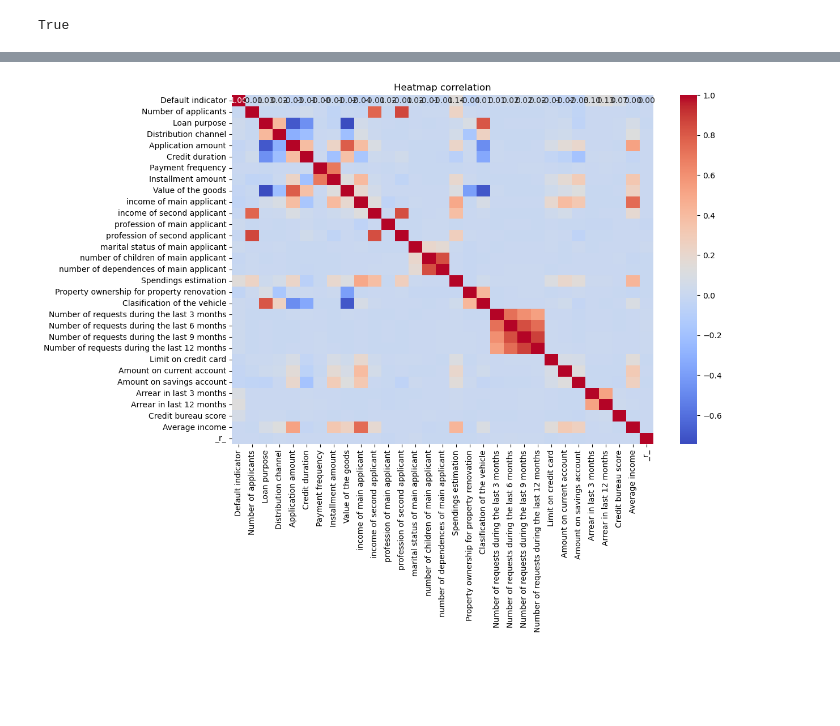
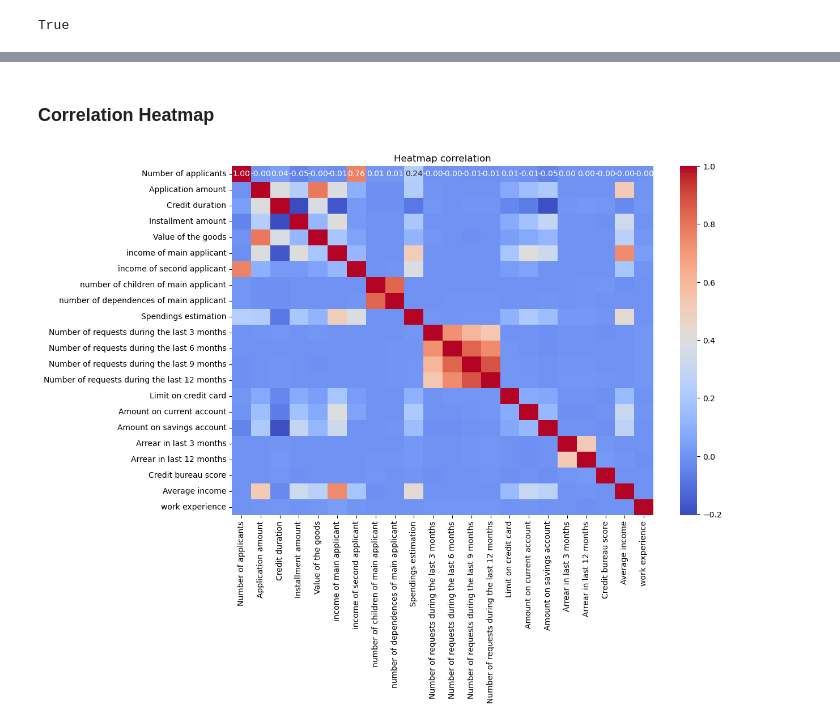
Before and after one commit to Jagodno/Pre-selection-Assignment, a Jupyter notebook: jupyter_notebooks/eda.ipynb, the cells around one changed output, grey strips where cells are left out. Cells and saved outputs as stored; diff of their text form; code cells hidden in the pictures; blank space fills up the shorter version.

```diff
--- a/jupyter_notebooks/eda.ipynb
+++ b/jupyter_notebooks/eda.ipynb
@@ -28,5 +25,0 @@ train_data = data_cleaner(train_data)
-# %%
-train_data = preprocess_data(train_data)
-# %%
-train_data.drop(['Application_status', 'ID', 'Customer ID', 'employment date'], axis=1, inplace=True)
-train_data.head()
@@ -197,2 +169,2 @@ train_data[train_data['Amount on savings account']==0].shape
 # %%
-train_data, val_data = data_cleaner(train_data), data_cleaner(val_data)
+train_data, val_data = preprocess_data(train_data), preprocess_data(val_data)
@@ -199,9 +205,24 @@ train_data, val_data = data_cleaner(train_data), data_cleaner(val_data)
+# %%
+some_variables = ['Number of applicants', 'Application amount',
+       'Credit duration', 'Installment amount', 'Value of the goods',
+       'income of main applicant', 'income of second applicant',
+       'number of children of main applicant',
+       'number of dependences of main applicant', 'Spendings estimation',
+       'Number of requests during the last 3 months',
+       'Number of requests during the last 6 months',
+       'Number of requests during the last 9 months',
+       'Number of requests during the last 12 months', 'Limit on credit card',
+       'Amount on current account', 'Amount on savings account',
+       'Arrear in last 3 months', 'Arrear in last 12 months',
+       'Credit bureau score', 'Average income', 'work experience']
+# %% [markdown]
+### Correlation Heatmap
 # %%
-corr_data = train_data.drop(['Application date', 'employment date'], axis=1, inplace=False).corr()
+corr_data = train_data[some_variables].corr()
 
 plt.figure(figsize=(12, 8))
 snus.heatmap(corr_data, annot=True, cmap='coolwarm', fmt=".2f")
 plt.title('Heatmap correlation')
 plt.show()
 # %% [output]
-[figure, old version]
+[figure, new version]
```
Also changed, not shown: parts of 27 cells of this notebook, 2 other files.
